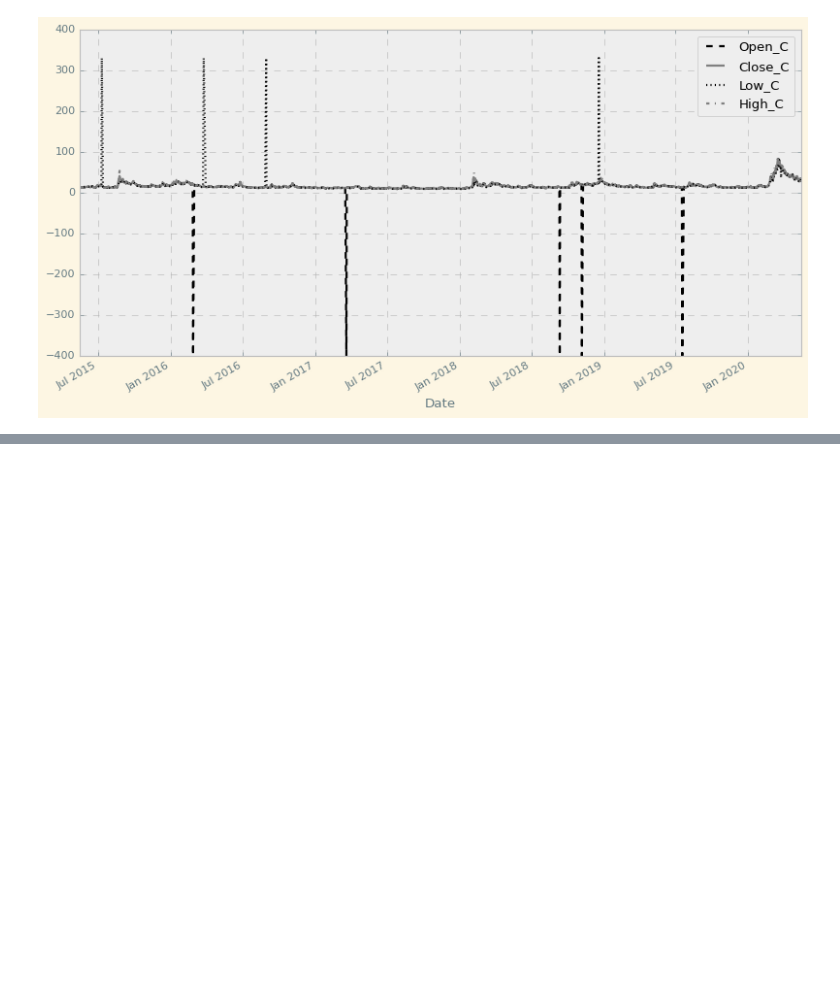
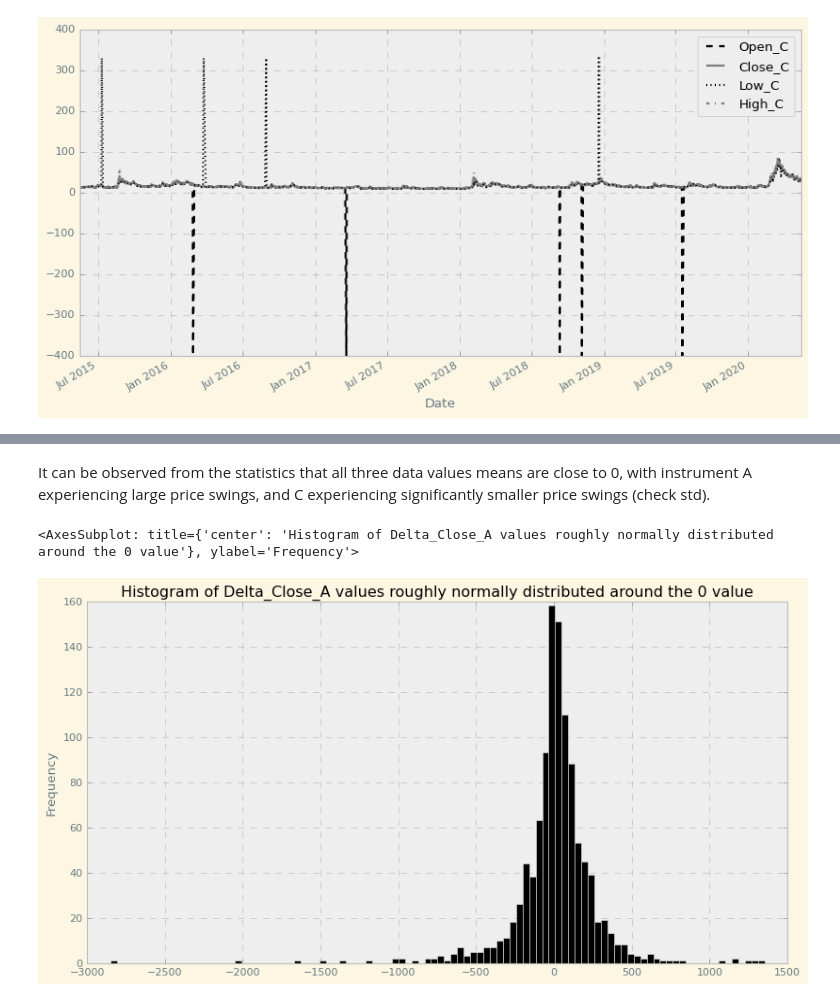
Before and after one commit to pavittarx/urk, a Jupyter notebook: 2.EDA.ipynb, the cells around one changed output, grey strips where cells are left out. Cells and saved outputs as stored; diff of their text form; code cells hidden in the pictures; blank space fills up the shorter version.

```diff
--- a/2.EDA.ipynb
+++ b/2.EDA.ipynb
@@ -240,0 +271,4 @@ For a normal distribution (applicable for large enough datasets) there is a dist
+# %%
+delta_close_prices = (close_prices.shift(-1) - close_prices).fillna(0)
+delta_close_prices.columns = ['Delta_Close_A', 'Delta_Close_B', 'Delta_Close_C']
+delta_close_prices
@@ -240,0 +299,9 @@ For a normal distribution (applicable for large enough datasets) there is a dist
+# %% [markdown]
+It can be observed from the statistics that all three data values means are close to 0, with instrument A experiencing large price swings, and C experiencing significantly smaller price swings (check std).
+# %%
+# Visualising Delta_Close_A, using a histogram plot.
+
+delta_close_prices['Delta_Close_A'].plot(kind="hist", bins=100, figsize=(12, 6), color='black', grid=True, title="Histogram of Delta_Close_A values roughly normally distributed around the 0 value")
+# %% [output]
+<AxesSubplot: title={'center': 'Histogram of Delta_Close_A values roughly normally distributed around the 0 value'}, ylabel='Frequency'>
+[figure, added]
```
Also changed, not shown: parts of 17 cells of this notebook.
